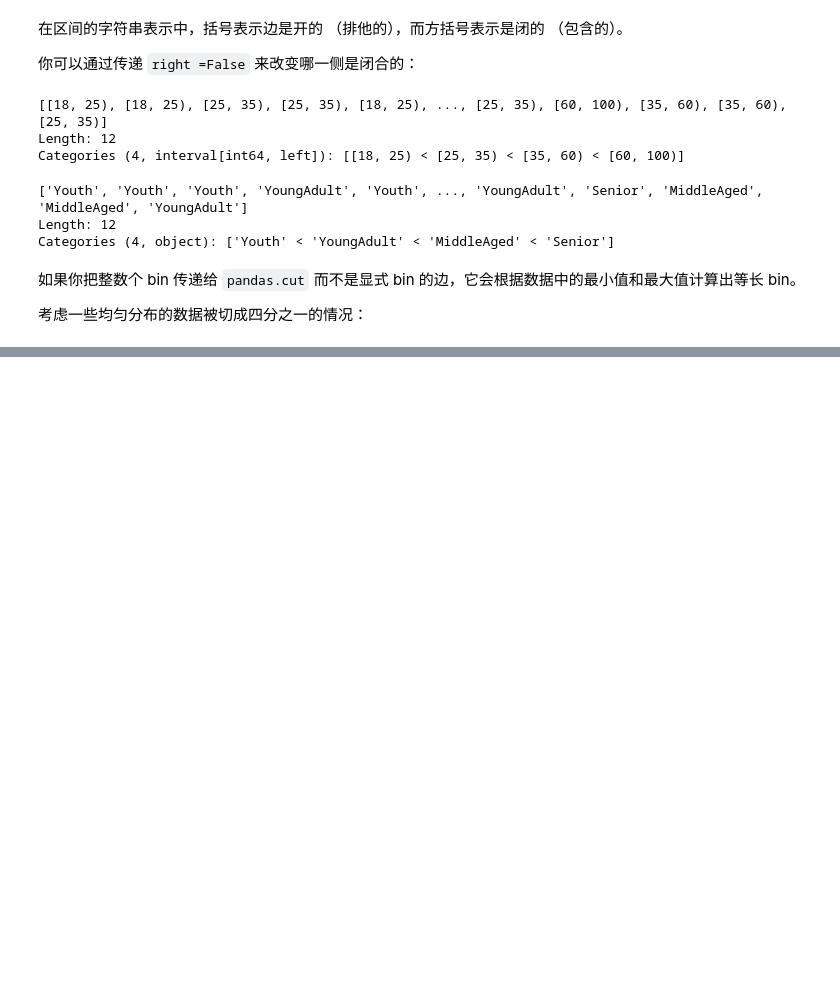
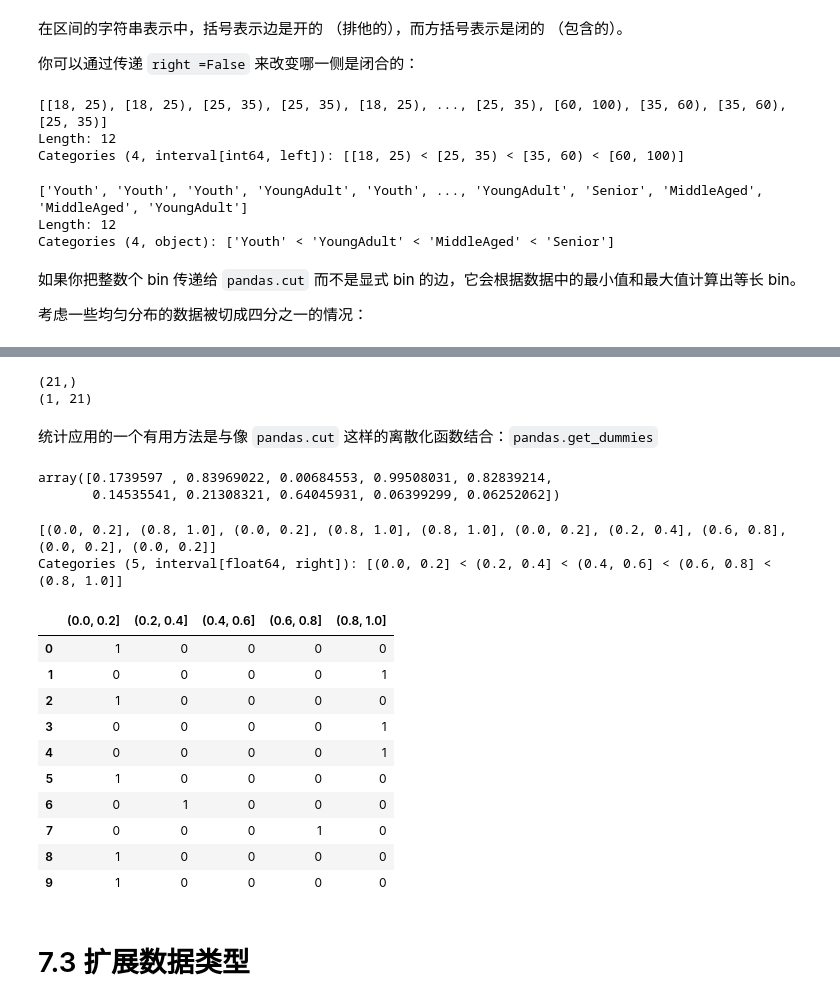
Before and after one commit to d0m999/python-basics-for-quant-trading, a Jupyter notebook: pydata-study/7-data-cleaning.ipynb, the cells around one changed output, grey strips where cells are left out. Drawn from its saved outputs; the diff is of its cells as text; code cells hidden in the pictures; blank space fills up the shorter version.

```diff
--- a/pydata-study/7-data-cleaning.ipynb
+++ b/pydata-study/7-data-cleaning.ipynb
@@ -617,0 +973,36 @@ Categories (4, interval[float64, right]): [(0.005, 0.25] < (0.25, 0.5] < (0.5, 0
+# %%
+print(movies_windic.iloc[0].shape) # Series
+print(movies_windic.iloc[:1].shape) # DataFrame
+# %% [output]
+(21,)
+(1, 21)
+# %% [markdown]
+统计应用的一个有用方法是与像 `pandas.cut` 这样的离散化函数结合：`pandas.get_dummies`
+# %%
+values = rng.uniform(size = 10)
+values
+# %% [output]
+array([0.1739597 , 0.83969022, 0.00684553, 0.99508031, 0.82839214,
+       0.14535541, 0.21308321, 0.64045931, 0.06399299, 0.06252062])
+# %%
+bins = [0, 0.2, 0.4, 0.6, 0.8, 1]
+pd.cut(values, bins)
+# %% [output]
+[(0.0, 0.2], (0.8, 1.0], (0.0, 0.2], (0.8, 1.0], (0.8, 1.0], (0.0, 0.2], (0.2, 0.4], (0.6, 0.8], (0.0, 0.2], (0.0, 0.2]]
+Categories (5, interval[float64, right]): [(0.0, 0.2] < (0.2, 0.4] < (0.4, 0.6] < (0.6, 0.8] < (0.8, 1.0]]
+# %%
+pd.get_dummies(pd.cut(values, bins), dtype=int)
+# %% [output]
+|  | (0.0, 0.2] | (0.2, 0.4] | (0.4, 0.6] | (0.6, 0.8] | (0.8, 1.0] |
+| 0 | 1 | 0 | 0 | 0 | 0 |
+| 1 | 0 | 0 | 0 | 0 | 1 |
+| 2 | 1 | 0 | 0 | 0 | 0 |
+| 3 | 0 | 0 | 0 | 0 | 1 |
+| 4 | 0 | 0 | 0 | 0 | 1 |
+| 5 | 1 | 0 | 0 | 0 | 0 |
+| 6 | 0 | 1 | 0 | 0 | 0 |
+| 7 | 0 | 0 | 0 | 1 | 0 |
+| 8 | 1 | 0 | 0 | 0 | 0 |
+| 9 | 1 | 0 | 0 | 0 | 0 |
+# %% [markdown]
+# 7.3 扩展数据类型
```
Also changed, not shown: parts of 41 cells of this notebook.
